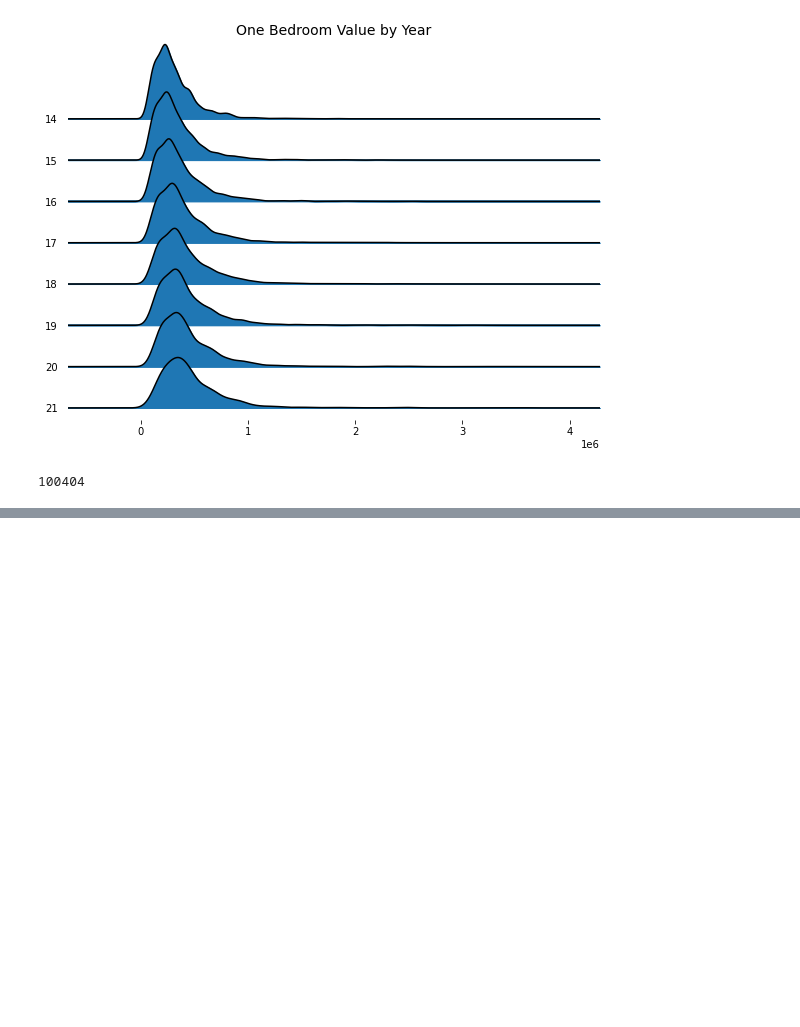
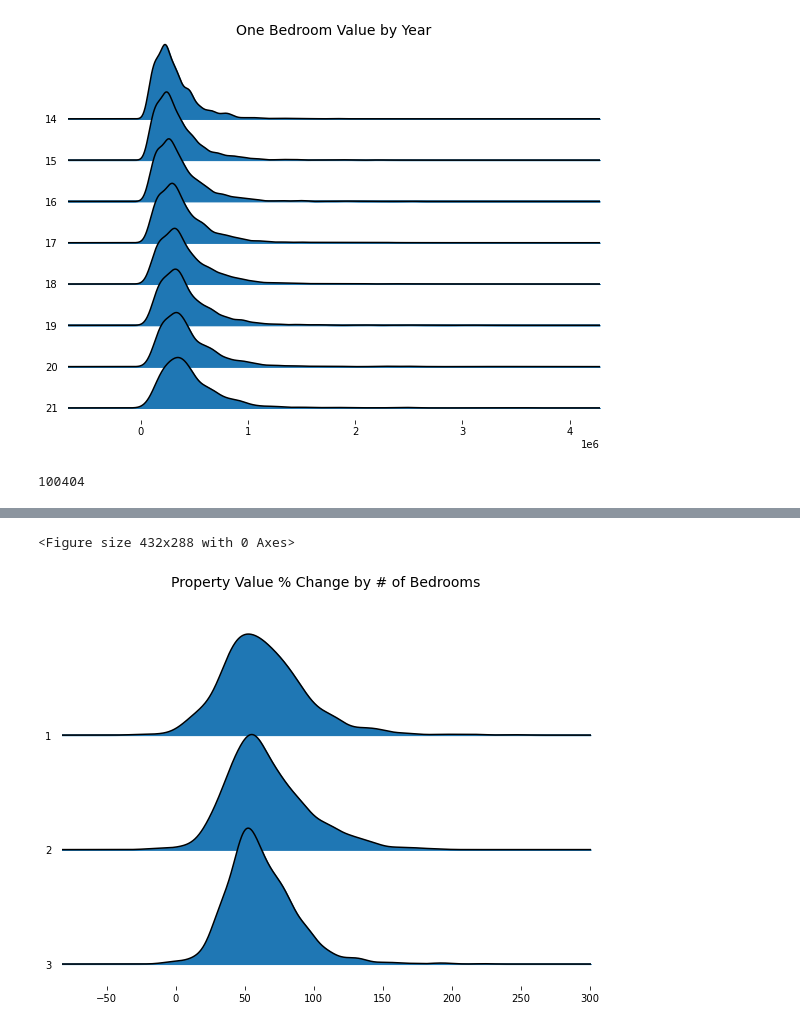
Before and after one commit to laurajimenezsano/Bull_Builder, a Jupyter notebook: Property_Value_Boxplot_DONE.ipynb, the cells around one changed output, grey strips where cells are left out. Drawn from its saved outputs; the diff is of its cells as text; code cells hidden in the pictures; blank space fills up the shorter version.

```diff
--- a/Property_Value_Boxplot_DONE.ipynb
+++ b/Property_Value_Boxplot_DONE.ipynb
@@ -152,0 +191,14 @@ len(property_one)
+# %%
+plt.figure()
+
+joyplot(
+    data=property_dataset[['Bdrm', '% Change']],
+    by='Bdrm',
+    figsize=(8, 6)
+)
+plt.title('Property Value % Change by # of Bedrooms', fontsize=14)
+plt.savefig("Resources_Laura/Property Value % Change by # of Bedrooms.png")
+plt.show()
+# %% [output]
+<Figure size 432x288 with 0 Axes>
+[figure, added]
```
Also changed, not shown: parts of 3 cells of this notebook, 4 other files.
